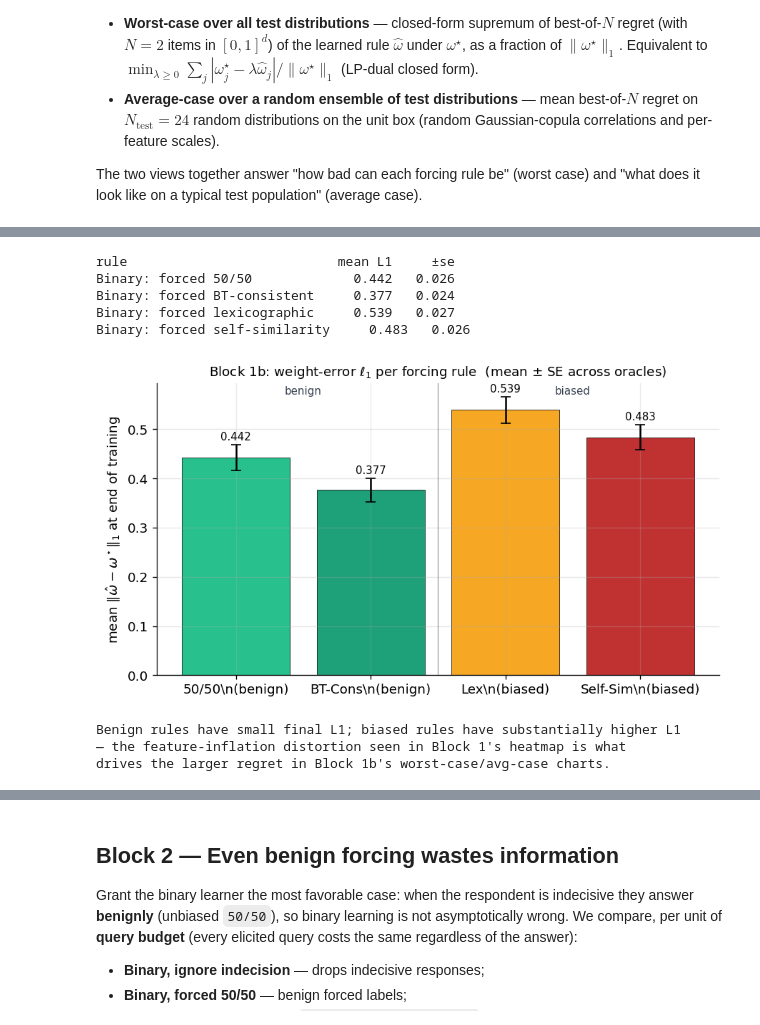
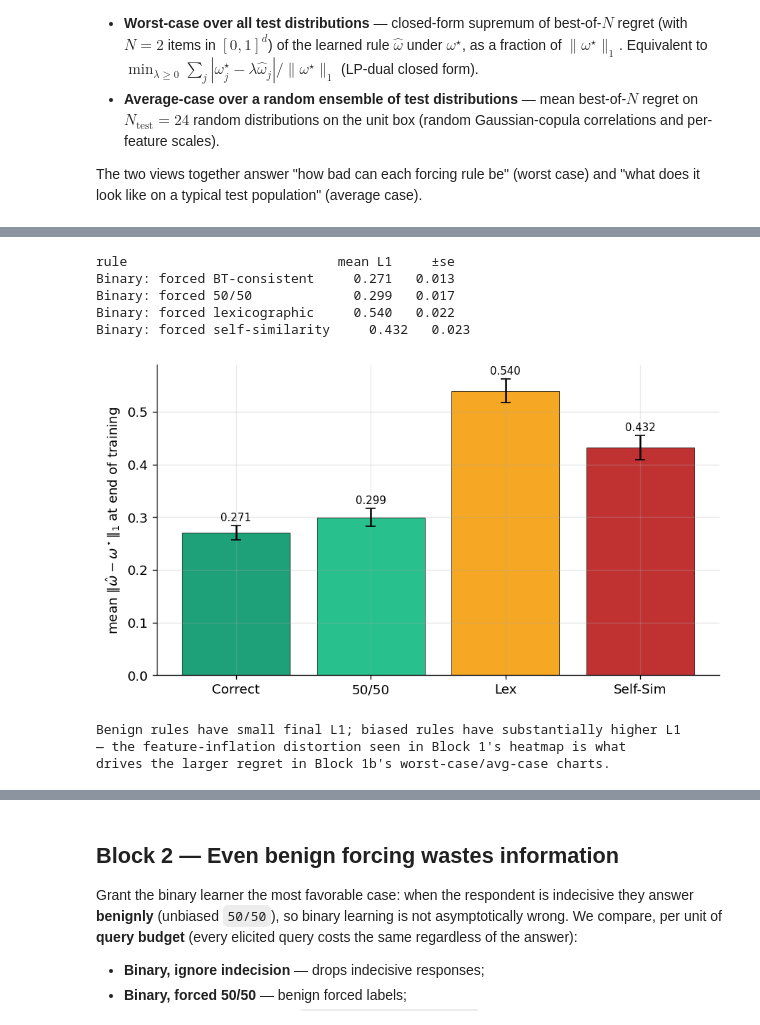
Before and after one commit to michelleeesi/topmodel, a Jupyter notebook: final_model/final_experiments.ipynb, the cells around one changed output, grey strips where cells are left out. Drawn from its saved outputs; the diff is of its cells as text; code cells hidden in the pictures.

```diff
--- a/final_model/final_experiments.ipynb
+++ b/final_model/final_experiments.ipynb
@@ -213,11 +212,14 @@ every* binary method — even the one that simply ignores indecision. To show th
 paired per oracle, which cancels that shared drift. We also report **downstream best-of-$N$ regret**
 under the true $\omega^*$ and the final $\ell_1$ weight error in the table.
 # %%
-T1 = 130
+T1 = 500    # fixed query budget — every trial runs to T=500.
+CONVERGE_TOL = 0.01      # set to a float (e.g. 0.01) to enable convergence-based early stopping
+CONVERGE_PATIENCE = 5    # ... for this many consecutive steps if tol is set
 SELF_VEC = np.eye(DIM)[0]               # 'self' anchor: e_0 = elderlyDep
 cfg1 = dict(tau_r=TAU_R, tau_kappa=TAU_K, noise_scale=NOISE_SCALE, noise_type=NOISE_TYPE,
             T=T1, n_candidates=N_CAND, n_samples=N_SAMPLES, burn_in=BURN_IN,
-            n_holdout=N_HOLDOUT, n_jobs=N_JOBS)
+            n_holdout=N_HOLDOUT, n_jobs=N_JOBS,
+            convergence_tol=CONVERGE_TOL, convergence_patience=CONVERGE_PATIENCE)
 
 SPECS1 = {  # ordered: benign, then biased
     "bt_5050":  {"kind": "bt", "forcing": ic.force_5050},
@@ -249,4 +251,10 @@ for k in SPECS1:
     pe = ex.aggregate_scalar(b1[k], 'pairwise_regret')['mean']
     tag = "benign" if k in BENIGN else "biased"
     print(f"{NAMES[k]:<28}{L1:>8.3f}{cs:>8.3f}{100*bo/WC:>13.0f}%{pe:>10.3f}   [{tag}]")
+
+# Convergence diagnostic: how many queries did each method actually use?
+print(f"\n{'rule':<28}{'avg stop':>12}{'max stop':>10}    (T_max = " + str(T1) + ", tol=" + str(CONVERGE_TOL) + ")")
+for k in SPECS1:
+    stops = np.array([t.get('stopped_at', T1) for t in b1[k]])
+    print(f"{NAMES[k]:<28}{stops.mean():>12.1f}{stops.max():>10}")
 # %% [output]
@@ -429,12 +446,12 @@ print('with the inflated feature, even when the typical (averaged) distribution
 import numpy as np
 import matplotlib.pyplot as plt
 
-METHODS_L1 = ["bt_5050", "bt_btcons", "bt_lex", "bt_self"]
+METHODS_L1 = ["bt_btcons","bt_5050", "bt_lex", "bt_self"]
 short_labels_l1 = {
-    "bt_5050":   "50/50 \n(benign)",
-    "bt_btcons": "BT-Cons \n(benign)",
-    "bt_lex":    "Lex \n(biased)",
-    "bt_self":   "Self-Sim \n(biased)",
+    "bt_btcons": "Correct",
+    "bt_5050":   "50/50",
+    "bt_lex":    "Lex",
+    "bt_self":   "Self-Sim",
 }
 
 l1_mean = {}; l1_se = {}
@@ -447,44 +464,44 @@ for k in METHODS_L1:
 print(f"{'rule':<28}{'mean L1':>10}{'  ±se':>8}")
 for k in METHODS_L1:
     print(f"{NAMES[k]:<28}{l1_mean[k]:>10.3f}{l1_se[k]:>8.3f}")
 
 
 fig, ax = plt.subplots(figsize=(7.5, 4.2))
 x = np.arange(len(METHODS_L1))
 colors = [PALETTE[k] for k in METHODS_L1]
 bars = ax.bar(x, [l1_mean[k] for k in METHODS_L1],
                yerr=[l1_se[k] for k in METHODS_L1], capsize=4,
                color=colors, alpha=0.9, edgecolor='black', linewidth=0.5)
 
 # Numeric annotations above each bar
 for i, k in enumerate(METHODS_L1):
     ax.text(i, l1_mean[k] + l1_se[k] + 0.005,
              f'{l1_mean[k]:.3f}', ha='center', va='bottom', fontsize=9, color='black')
 
 ax.set_xticks(x)
 ax.set_xticklabels([short_labels_l1[k] for k in METHODS_L1])
 ax.set_ylabel(r'mean $\|\hat\omega - \omega^\star\|_1$ at end of training')
-ax.set_title(r'Block 1b: weight-error $\ell_1$ per forcing rule  (mean $\pm$ SE across oracles)',
-              fontsize=11)
-ax.axvline(1.5, color='black', lw=0.7, alpha=0.45)
-ax.text(0.5, ax.get_ylim()[1] * 0.96, 'benign', ha='center', fontsize=9, color='#374151')
-ax.text(2.5, ax.get_ylim()[1] * 0.96, 'biased', ha='center', fontsize=9, color='#374151')
-ax.grid(alpha=0.3, axis='y')
+# ax.set_title(r'Weight-error $\ell_1$ per forcing rule  (mean $\pm$ SE across oracles)',
+#               fontsize=11)
+# ax.axvline(1.5, color='black', lw=0.7, alpha=0.45)
+# ax.text(0.5, ax.get_ylim()[1] * 0.96, 'benign', ha='center', fontsize=9, color='#374151')
+# ax.text(2.5, ax.get_ylim()[1] * 0.96, 'biased', ha='center', fontsize=9, color='#374151')
+ax.grid(False)
 fig.tight_layout()
 fig.savefig('fig_block1b_l1.pdf'); fig.savefig('fig_block1b_l1.png')
 plt.show()
 
 print()
 print("Benign rules have small final L1; biased rules have substantially higher L1")
 print("— the feature-inflation distortion seen in Block 1's heatmap is what")
 print("drives the larger regret in Block 1b's worst-case/avg-case charts.")
 # %% [output]
 rule                           mean L1     ±se
-Binary: forced 50/50             0.442   0.026
-Binary: forced BT-consistent     0.377   0.024
-Binary: forced lexicographic     0.539   0.027
-Binary: forced self-similarity     0.483   0.026
+Binary: forced BT-consistent     0.271   0.013
+Binary: forced 50/50             0.299   0.017
+Binary: forced lexicographic     0.540   0.022
+Binary: forced self-similarity     0.432   0.023
-[figure, old version]
+[figure, new version]
 Benign rules have small final L1; biased rules have substantially higher L1
 — the feature-inflation distortion seen in Block 1's heatmap is what
 drives the larger regret in Block 1b's worst-case/avg-case charts.
```
Also changed, not shown: parts of 4 cells of this notebook, 18 other files.
